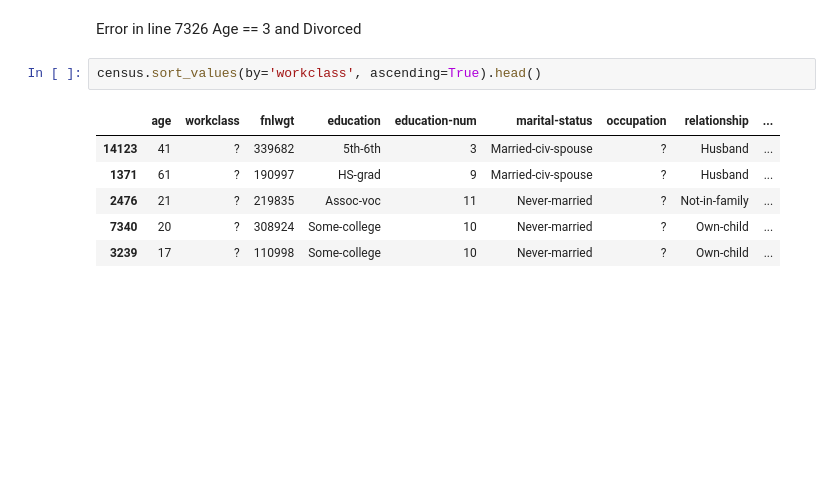
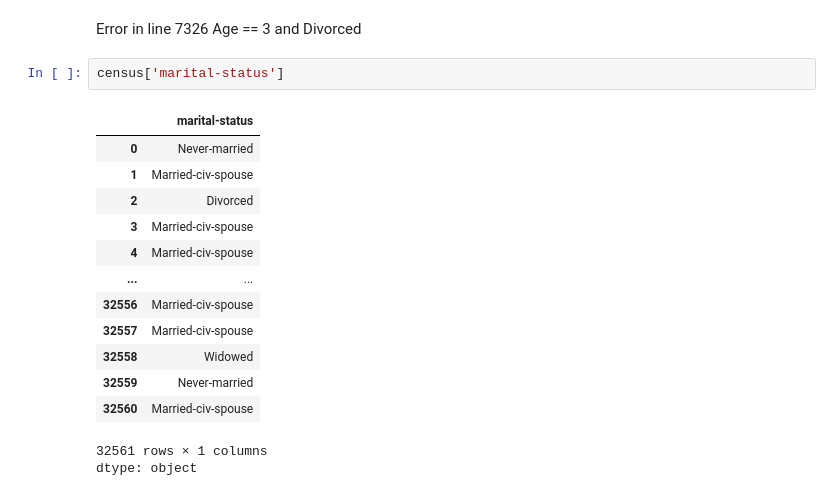
Before and after one commit to s34836/EWD, a Jupyter notebook: lab2.ipynb, the cells around one changed output. Cells and saved outputs as stored; diff of their text form; blank space fills up the shorter version.

```diff
--- a/lab2.ipynb
+++ b/lab2.ipynb
@@ -333,12 +333,20 @@ census.sort_values(by='age', ascending=True).head()
 | 18516 | 17 | Private | 194612 | 11th | 7 | Never-married | Other-service | Own-child | ... |
 # %% [markdown]
 Error in line 7326 Age == 3 and Divorced
-# %%
-census.sort_values(by='workclass', ascending=True).head()
-# %% [output]
-|  | age | workclass | fnlwgt | education | education-num | marital-status | occupation | relationship | ... |
-| 14123 | 41 | ? | 339682 | 5th-6th | 3 | Married-civ-spouse | ? | Husband | ... |
-| 1371 | 61 | ? | 190997 | HS-grad | 9 | Married-civ-spouse | ? | Husband | ... |
-| 2476 | 21 | ? | 219835 | Assoc-voc | 11 | Never-married | ? | Not-in-family | ... |
-| 7340 | 20 | ? | 308924 | Some-college | 10 | Never-married | ? | Own-child | ... |
-| 3239 | 17 | ? | 110998 | Some-college | 10 | Never-married | ? | Own-child | ... |
+# %%
+census['marital-status']
+# %% [output]
+|  | marital-status |
+| 0 | Never-married |
+| 1 | Married-civ-spouse |
+| 2 | Divorced |
+| 3 | Married-civ-spouse |
+| 4 | Married-civ-spouse |
+| ... | ... |
+| 32556 | Married-civ-spouse |
+| 32557 | Married-civ-spouse |
+| 32558 | Widowed |
+| 32559 | Never-married |
+| 32560 | Married-civ-spouse |
+32561 rows × 1 columns
+dtype: object
```
